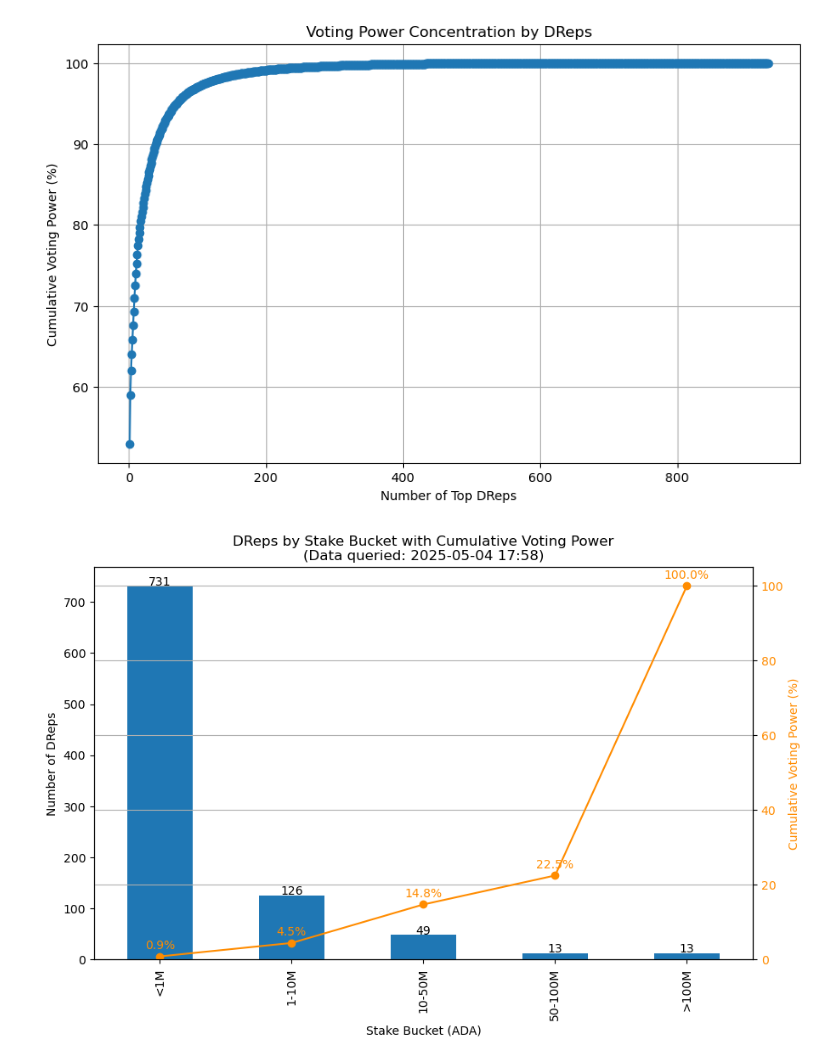
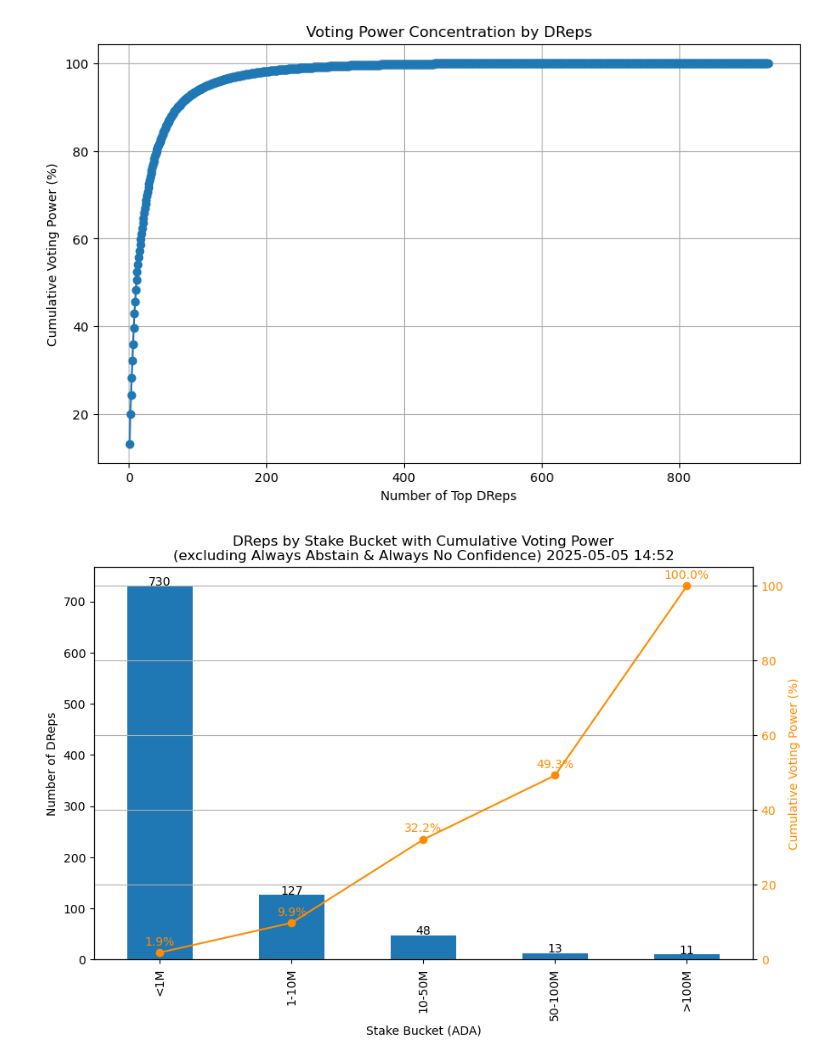
Before and after one commit to lantr-io/lantr-io.github.io, a Jupyter notebook: notebooks/DReps.ipynb, the cells around one changed output. Saved outputs shown, nothing was run; the diff lists cells and outputs as text; code cells hidden in the pictures.

Commit message:
EXCLUDE drep_always_abstain and drep_always_no_confidence

```diff
--- a/notebooks/DReps.ipynb
+++ b/notebooks/DReps.ipynb
@@ -15,6 +15,10 @@ data = response.json()
 
 # Extract rows into DataFrame
 df = pd.DataFrame(data["rows"])
+
+# EXCLUDE drep_always_abstain and drep_always_no_confidence
+df = df[df['bech32'] != 'drep_always_abstain'].copy()
+df = df[df['bech32'] != 'drep_always_no_confidence'].copy()
 
 # Clean and convert live_stake to numeric
 df['live_stake'] = pd.to_numeric(df['live_stake'], errors='coerce').fillna(0)
@@ -35,12 +39,9 @@ plt.title('Voting Power Concentration by DReps')
 plt.grid(True)
 plt.show()
 # %% [output]
-[figure, old version]
+[figure, new version]
 # %%
-df = pd.DataFrame(data["rows"])
-
 # Convert live_stake to ADA
-df['live_stake'] = pd.to_numeric(df['live_stake'], errors='coerce').fillna(0)
 df['live_stake_ada'] = df['live_stake'] / 1e6
 
 # Define stake buckets
@@ -48,6 +49,7 @@ bins = [0, 1e6, 10e6, 50e6, 100e6, float('inf')]
 labels = ['<1M', '1-10M', '10-50M', '50-100M', '>100M']
 
 df['stake_bucket'] = pd.cut(df['live_stake_ada'], bins=bins, labels=labels, right=False)
+#print(df[['bech32', 'live_stake_ada', 'stake_bucket']])
 
 # Count DReps per bucket
 bucket_counts = df['stake_bucket'].value_counts().sort_index()
@@ -64,32 +66,32 @@ bucket_cum_pct = bucket_pct.cumsum()
 fig, ax1 = plt.subplots(figsize=(10,6))
 
 # Query date
 query_date = datetime.now().strftime("%Y-%m-%d %H:%M")
 
 # Bar chart: number of DReps
 bucket_counts.plot(kind='bar', ax=ax1)
 ax1.set_xlabel('Stake Bucket (ADA)')
 ax1.set_ylabel('Number of DReps')
 ax1.tick_params(axis='y')
-ax1.set_title(f'DReps by Stake Bucket with Cumulative Voting Power\n{query_date}')
+ax1.set_title(f'DReps by Stake Bucket with Cumulative Voting Power\n(excluding Always Abstain & Always No Confidence) {query_date}')
 
 # Add counts above bars
 for i, count in enumerate(bucket_counts):
     ax1.text(i, count + 1, str(int(count)), ha='center')
 
 # Line chart: cumulative voting power %
 ax2 = ax1.twinx()
 color_line = 'darkorange'
 ax2.plot(range(len(bucket_cum_pct)), bucket_cum_pct, color=color_line, marker='o', linestyle='-')
 ax2.set_ylabel('Cumulative Voting Power (%)', color=color_line)
 ax2.tick_params(axis='y', labelcolor=color_line)
 ax2.set_ylim(0, 105)
 
 # Add % labels above line points
 for i, pct in enumerate(bucket_cum_pct):
     ax2.text(i, pct + 2, f"{pct:.1f}%", ha='center', color=color_line)
 
 plt.grid(axis='y')
 plt.show()
 # %% [output]
-[figure, old version]
+[figure, new version]
```
